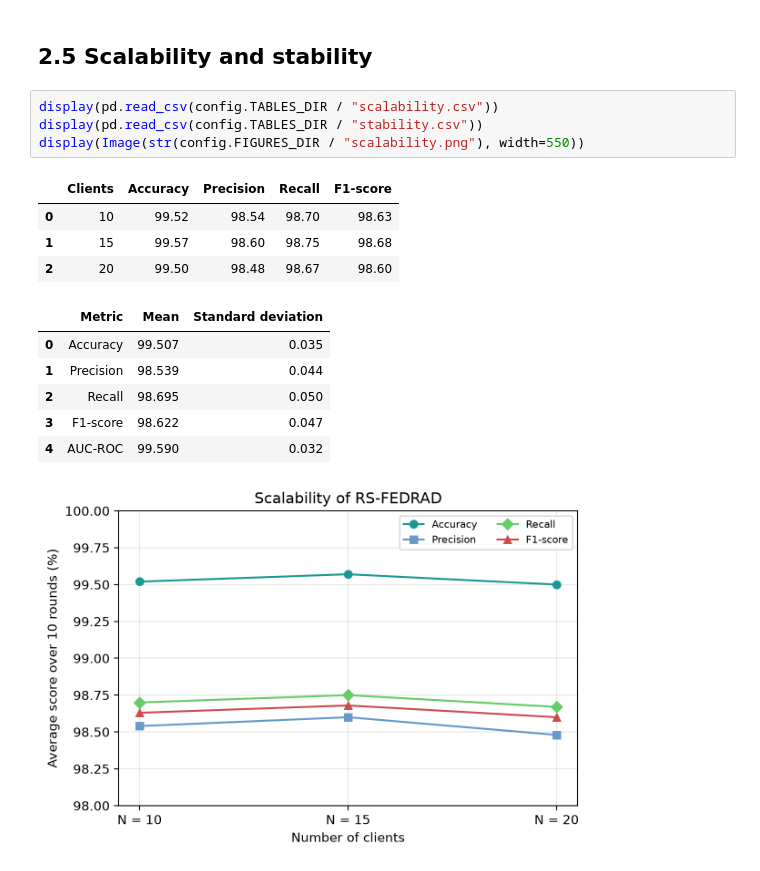
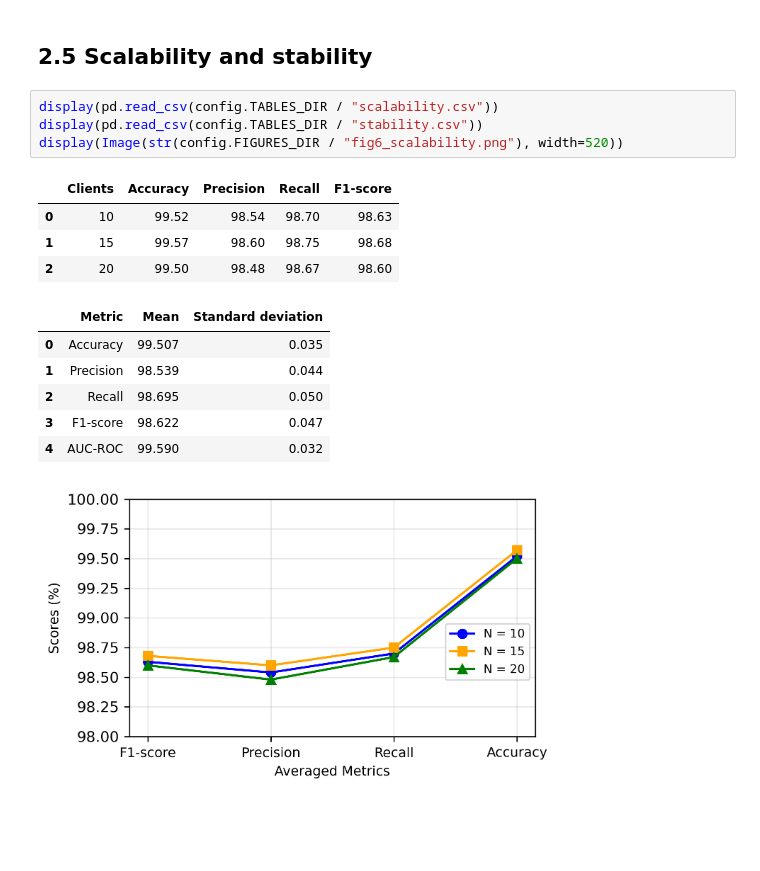
Before and after one commit to EmpireNetwork123/RS-FEDRAD-PROJECT, a Jupyter notebook: notebooks/02_reported_results.ipynb, the cells around one changed output. Saved outputs shown, nothing was run; the diff lists cells and outputs as text; blank space fills up the shorter version.

```diff
--- a/notebooks/02_reported_results.ipynb
+++ b/notebooks/02_reported_results.ipynb
@@ -82,16 +80,16 @@ display(Image(str(config.FIGURES_DIR / "adversarial_vs_federated.png"), width=60
 # %%
 display(pd.read_csv(config.TABLES_DIR / "scalability.csv"))
 display(pd.read_csv(config.TABLES_DIR / "stability.csv"))
-display(Image(str(config.FIGURES_DIR / "scalability.png"), width=550))
+display(Image(str(config.FIGURES_DIR / "fig6_scalability.png"), width=520))
 # %% [output]
 |  | Clients | Accuracy | Precision | Recall | F1-score |
 | 0 | 10 | 99.52 | 98.54 | 98.70 | 98.63 |
 | 1 | 15 | 99.57 | 98.60 | 98.75 | 98.68 |
 | 2 | 20 | 99.50 | 98.48 | 98.67 | 98.60 |
 |  | Metric | Mean | Standard deviation |
 | 0 | Accuracy | 99.507 | 0.035 |
 | 1 | Precision | 98.539 | 0.044 |
 | 2 | Recall | 98.695 | 0.050 |
 | 3 | F1-score | 98.622 | 0.047 |
 | 4 | AUC-ROC | 99.590 | 0.032 |
-[figure, old version]
+[figure, new version]
```
Also changed, not shown: parts of 5 cells of this notebook, 37 other files.
